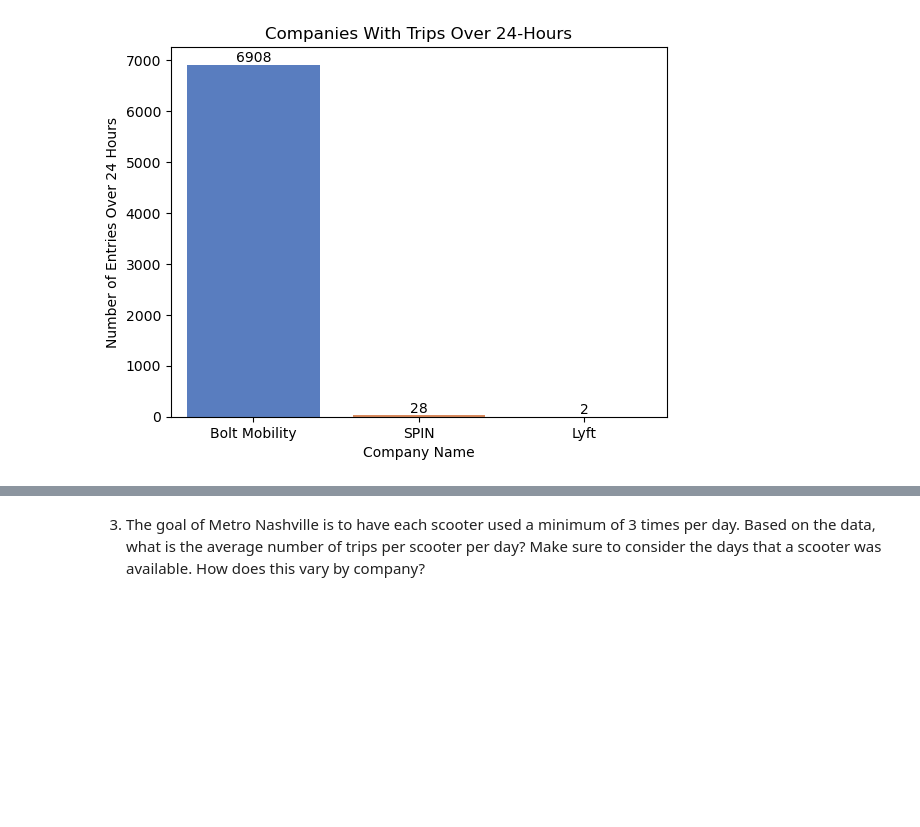
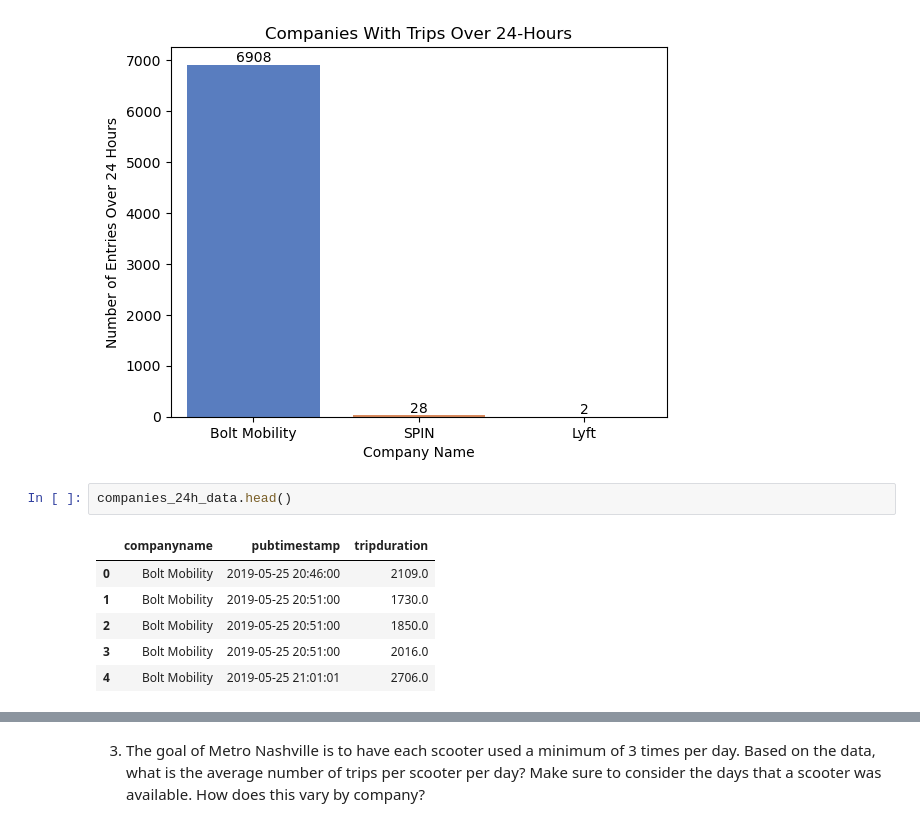
Before and after one commit to NSS-Data-Analytics-Cohort-10/scooters-group-2, a Jupyter notebook: notebooks/scooters_notebook.ipynb, the cells around one changed output, grey strips where cells are left out. Saved outputs shown, nothing was run; the diff lists cells and outputs as text; blank space fills up the shorter version.

```diff
--- a/notebooks/scooters_notebook.ipynb
+++ b/notebooks/scooters_notebook.ipynb
@@ -559,4 +559,13 @@ h24_bar.bar_label(h24_bar.containers[0])
 # %% [output]
 [Text(0, 0, '6908'), Text(0, 0, '28'), Text(0, 0, '2')]
 [figure]
+# %%
+companies_24h_data.head()
+# %% [output]
+|  | companyname | pubtimestamp | tripduration |
+| 0 | Bolt Mobility | 2019-05-25 20:46:00 | 2109.0 |
+| 1 | Bolt Mobility | 2019-05-25 20:51:00 | 1730.0 |
+| 2 | Bolt Mobility | 2019-05-25 20:51:00 | 1850.0 |
+| 3 | Bolt Mobility | 2019-05-25 20:51:00 | 2016.0 |
+| 4 | Bolt Mobility | 2019-05-25 21:01:01 | 2706.0 |
 # %%
```
Also changed, not shown: parts of 2 cells of this notebook.
